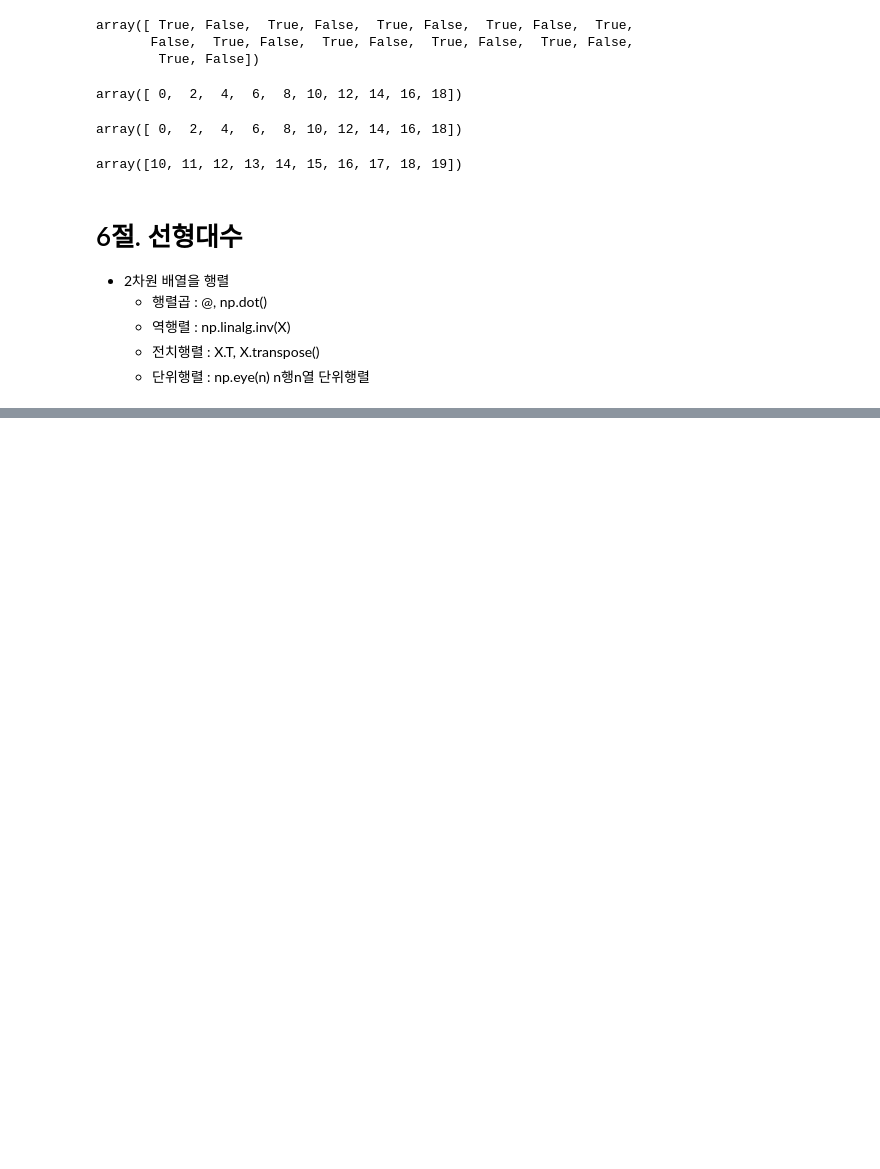
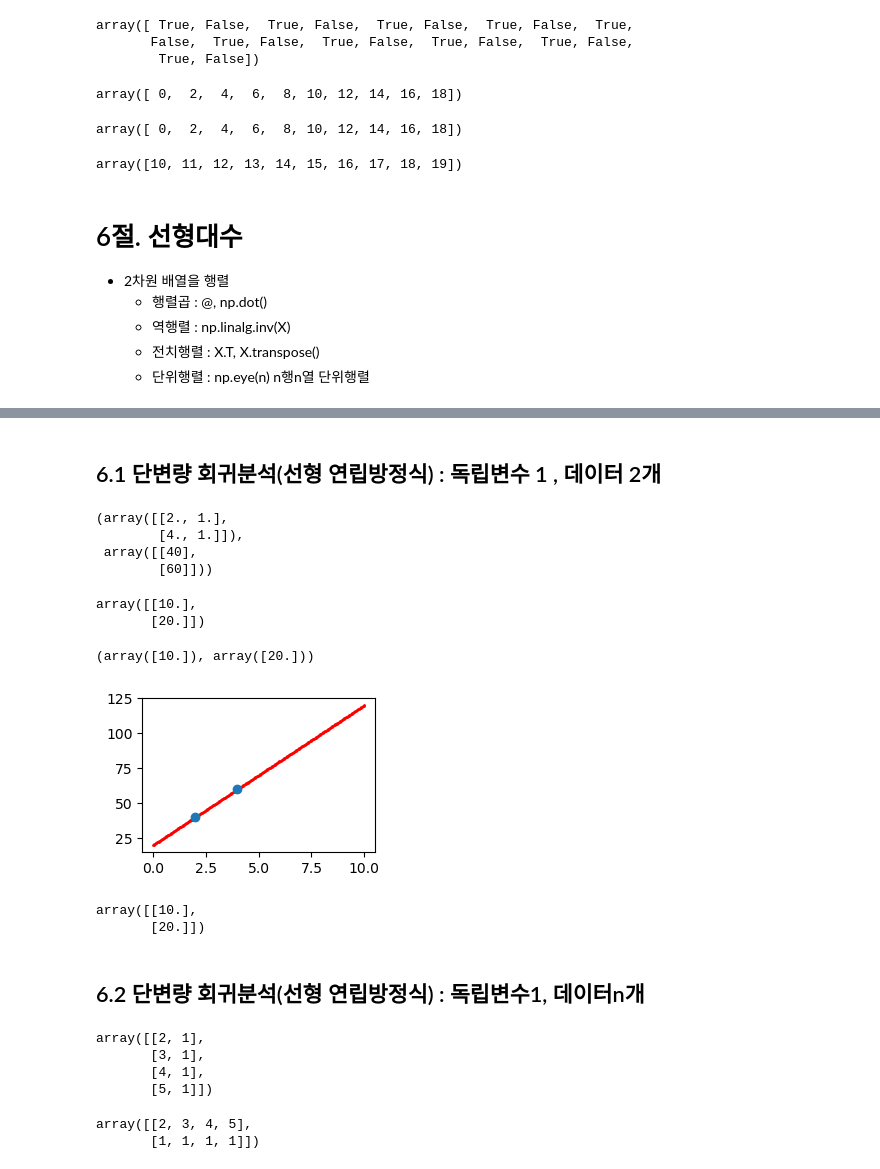
Before and after one commit to aibbai/ai, a Jupyter notebook: source/01_python/ch10_N차원배열다루기.ipynb, the cells around one changed output, grey strips where cells are left out. Saved outputs shown, nothing was run; the diff lists cells and outputs as text; code cells hidden in the pictures; blank space fills up the shorter version.

```diff
--- a/source/01_python/ch10_N차원배열다루기.ipynb
+++ b/source/01_python/ch10_N차원배열다루기.ipynb
@@ -1819,0 +1862,59 @@ array([10, 11, 12, 13, 14, 15, 16, 17, 18, 19])
+# %% [markdown]
+## 6.1 단변량 회귀분석(선형 연립방정식) : 독립변수 1 , 데이터 2개
+# %%
+x = np.array([2, 4]) # 독립변수(입력데이터)
+y = np.array([40, 60]) #종속변수(타겟변수)
+Y = y.reshape(-1, 1) # 2행 1열로 바뀜 (축 증가)
+Y = y[:, np.newaxis] # ...
+Y = np.expand_dims(y, axis=1) # ...
+Y = y[:, None] # ...
+X = np.column_stack( (x, np.ones(len(x)) ) )
+X, Y
+# %% [output]
+(array([[2., 1.],
+        [4., 1.]]),
+ array([[40],
+        [60]]))
+# %%
+#             X @ wb = Y
+# X의 역행렬 @ X @ wb = X의 역행렬 @ Y
+# (X의 역행렬 @ X) @ wb = X의 역행렬 @ Y
+#         단위행렬 @ wb = X의 역행렬 @ Y
+# wb = X의 역행렬 @ Y
+wb = np.linalg.inv(X) @ Y
+wb
+# %% [output]
+array([[10.],
+       [20.]])
+# %%
+wb[0], wb[1] # wight, bias
+# %% [output]
+(array([10.]), array([20.]))
+# %%
+x_ = np.linspace(0, 10, 300)
+h = wb[0]*x_ + wb[1] # 예측값
+h = np.add(np.multiply(wb[0], x_), wb[1]) # 데이터가 많고, 식이 복잡할 경우 범용함수 사용 추천
+# %%
+import matplotlib.pyplot as plt
+plt.figure(figsize=(3, 2)) # 현재 셀의 그래프 사이즈 조정
+plt.rcParams['figure.figsize'] = (3, 2) # 지금부터 그래프 사이즈 조정
+plt.scatter(x_, h, c='r', s=1) #점그래프
+plt.scatter(x, y)
+plt.show()
+# %% [output]
+[figure, added]
+# %%
+np.linalg.solve(X, Y) # X가 정방행렬(행수, 열수 같음)일 경우
+# %% [output]
+array([[10.],
+       [20.]])
+# %% [markdown]
+## 6.2 단변량 회귀분석(선형 연립방정식) : 독립변수1, 데이터n개
+# %%
+a = np.array([[2, 1], [3, 1], [4, 1], [5, 1]])
+a # 정방행렬이 아님
+# %% [output]
+array([[2, 1],
+       [3, 1],
+       [4, 1],
+       [5, 1]])
@@ -1819,0 +1924,5 @@ array([10, 11, 12, 13, 14, 15, 16, 17, 18, 19])
+# %%
+a.T # 전치행렬
+# %% [output]
+array([[2, 3, 4, 5],
+       [1, 1, 1, 1]])
```
Also changed, not shown: parts of 34 cells of this notebook, 1 other file.
